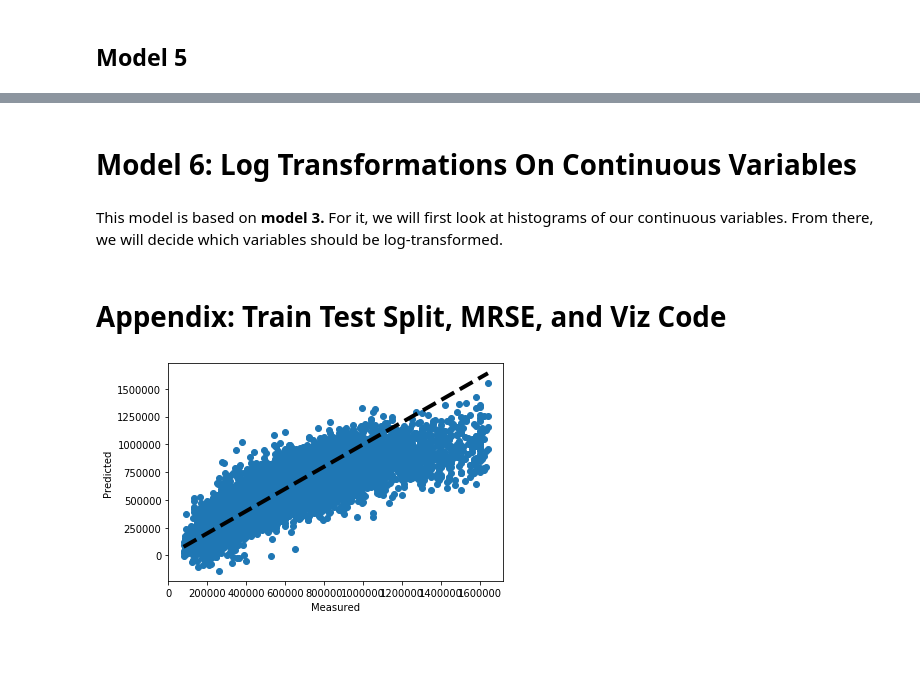
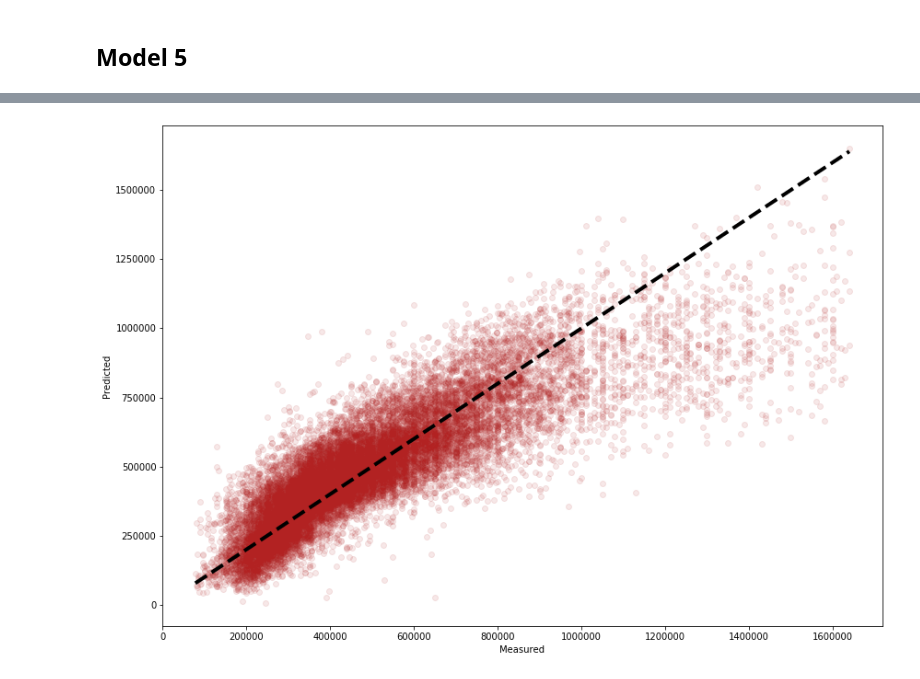
Before and after one commit to stevenzych/housing-project, a Jupyter notebook: notebooks/model_training.ipynb, the cells around one changed output, grey strips where cells are left out. Saved outputs shown, nothing was run; the diff lists cells and outputs as text; code cells hidden in the pictures; blank space fills up the shorter version.

Commit message:
plot images added, readme done

```diff
--- a/notebooks/model_training.ipynb
+++ b/notebooks/model_training.ipynb
@@ -19,6 +19,6 @@ from sklearn.model_selection import train_test_split
 from sklearn.linear_model import LinearRegression
 from sklearn.model_selection import cross_val_predict
 # %%
-df = pd.read_csv('data/cleaned_kc.csv')
+df = pd.read_csv('../data/cleaned_kc.csv')
 # %%
 df.drop('Unnamed: 0', axis=1, inplace=True)
@@ -580,22 +663,0 @@ The trained RMSE and R-squared values are literally identical between this **mod
-# %% [markdown]
-# Model 6: Log Transformations On Continuous Variables
-# %% [markdown]
-This model is based on **model 3.** For it, we will first look at histograms of our continuous variables. From there, we will decide which variables should be log-transformed.
-# %% [markdown]
-# Appendix: Train Test Split, MRSE, and Viz Code
-# %%
-y = data['price']
-X = data.drop(['price','date','id','zipcode'], axis = 1)
-
-X_train, X_test, y_train, y_test = train_test_split(X, y, test_size = 0.2)
-
-linreg = LinearRegression()
-linreg.fit(X_train, y_train)
-
-y_hat_train = linreg.predict(X_train)
-y_hat_test = linreg.predict(X_test)
-
-mse_train = np.sum((y_train-y_hat_train)**2)/len(y_train)
-mse_test =np.sum((y_test-y_hat_test)**2)/len(y_test)
-print('Train Mean Squarred Error:', mse_train)
-print('Test Mean Squarred Error:', mse_test)
@@ -606,13 +664,11 @@ print('Test Root Mean Squarred Error:', rmse_test)
 # %%
 predicted = cross_val_predict(linreg, X, y, cv=10)
 
-fig, ax = plt.subplots()
-ax.scatter(y, predicted)
-ax.plot([y.min(), y.max()], [y.min(), y.max()], 'k--', lw=4)
-ax.set_xlabel('Measured')
-ax.set_ylabel('Predicted')
-plt.show()
-
-# Ran on model3 I think
+plt.figure(figsize = (14,10))
+plt.scatter(y, predicted, alpha=0.1, c='firebrick')
+plt.plot([y.min(), y.max()], [y.min(), y.max()], 'k--', lw=4)
+plt.xlabel('Measured')
+plt.ylabel('Predicted')
+plt.show();
 # %% [output]
-[figure, old version]
+[figure, new version]
```
Also changed, not shown: parts of 26 cells of this notebook, 6 other files.
